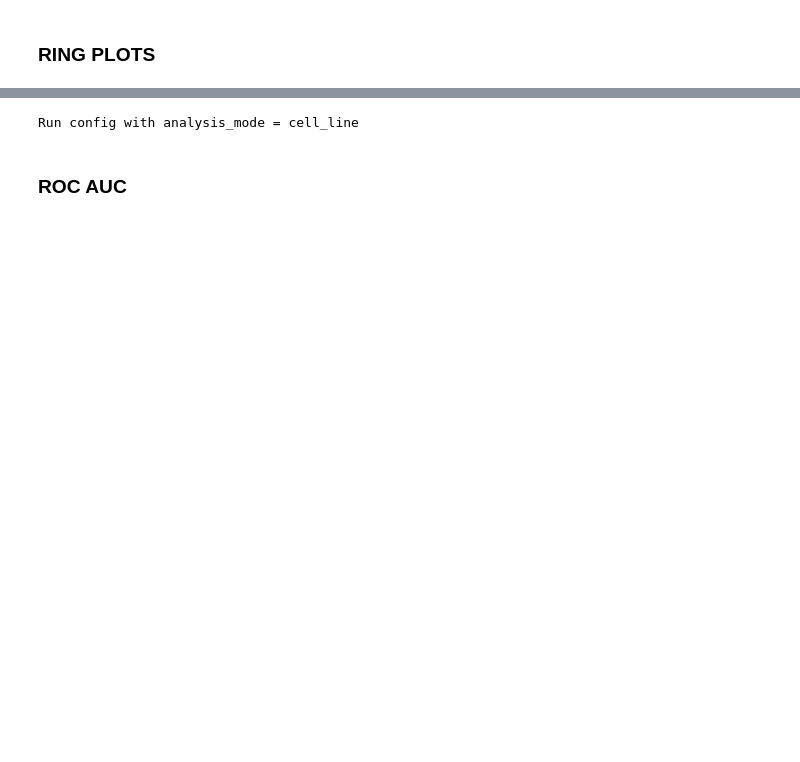
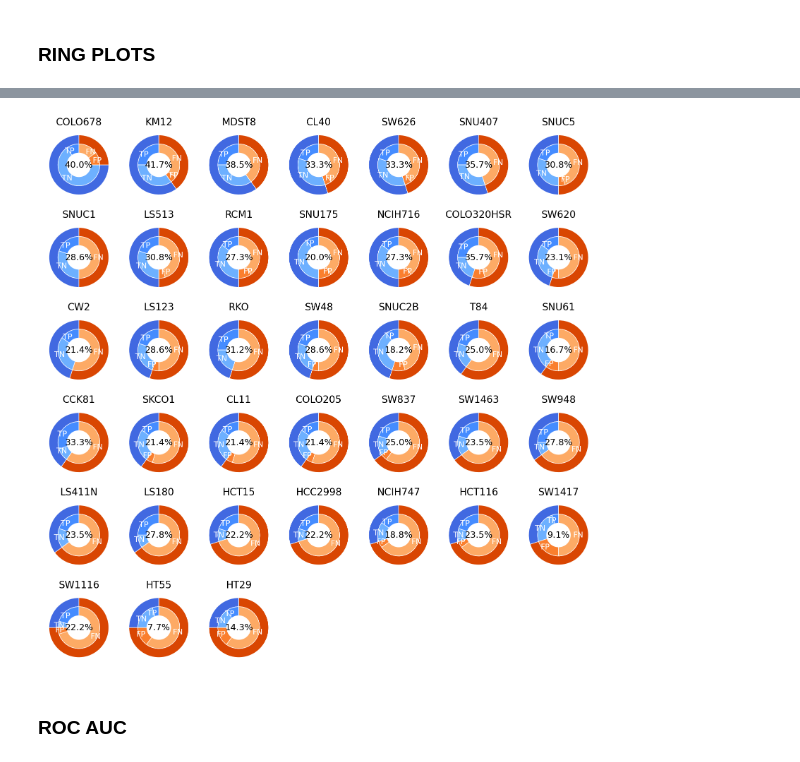
Before and after one commit to ViviamSB/SYNCO, a Jupyter notebook: notebooks/synco_plots.ipynb, the cells around one changed output, grey strips where cells are left out. Saved outputs shown, nothing was run; the diff lists cells and outputs as text; code cells hidden in the pictures; blank space fills up the shorter version.

```diff
--- a/notebooks/synco_plots.ipynb
+++ b/notebooks/synco_plots.ipynb
@@ -280,37 +391,37 @@ elif cell_metrics is None:
     print("Run config with analysis_mode = cell_line")
 else:
     # Plot all cell lines in a grid
-    fig, axes = plt.subplots(4, 4, figsize=(16, 16))
+    fig, axes = plt.subplots(6, 7, figsize=(16, 16))
     axes = axes.flatten()
 
     # Sort the DataFrame by Accuracy
     cell_line_match_df = cell_metrics.sort_values(by='Accuracy', ascending=False)
 
     for ax, (_, row) in zip(axes, cell_line_match_df.iterrows()):
         plot_cell_line_rings(ax, row)
 
     # Hide any unused subplots
     for ax in axes[len(cell_line_match_df):]:
         ax.axis('off')
 
     # # Add legend
     # legend_elements = [
     #     Line2D([0], [0], marker='o', color='w', label='Correct prediction', markerfacecolor='royalblue', markersize=15),
     #     Line2D([0], [0], marker='o', color='w', label='Missed prediction', markerfacecolor='#D94602', markersize=15),
     #     Line2D([0], [0], marker='o', color='w', label='True Positives', markerfacecolor='#458cff', markersize=15),
     #     Line2D([0], [0], marker='o', color='w', label='True Negatives', markerfacecolor='#6db0ff', markersize=15),
     #     Line2D([0], [0], marker='o', color='w', label='False Positives', markerfacecolor='#FA7F2E', markersize=15),
     #     Line2D([0], [0], marker='o', color='w', label='False Negatives', markerfacecolor='#FDAA65', markersize=15),
     #     Line2D([0], [0], marker='o', color='w', label='% Recall', markerfacecolor='w', markersize=15),
     # ]
     # # Top right outside the plot
     # fig.legend(handles=legend_elements, fontsize=16, loc='upper right', bbox_to_anchor=(1.1, 1))
 
     plt.tight_layout()
     # plt.savefig(f"{plots_path}rings_cell_lines.png", bbox_inches='tight')
     plt.show()
 # %% [output]
-Run config with analysis_mode = cell_line
+[figure, added]
 # %% [markdown]
 ### ROC AUC
 # %%
```
Also changed, not shown: parts of 7 cells of this notebook.
